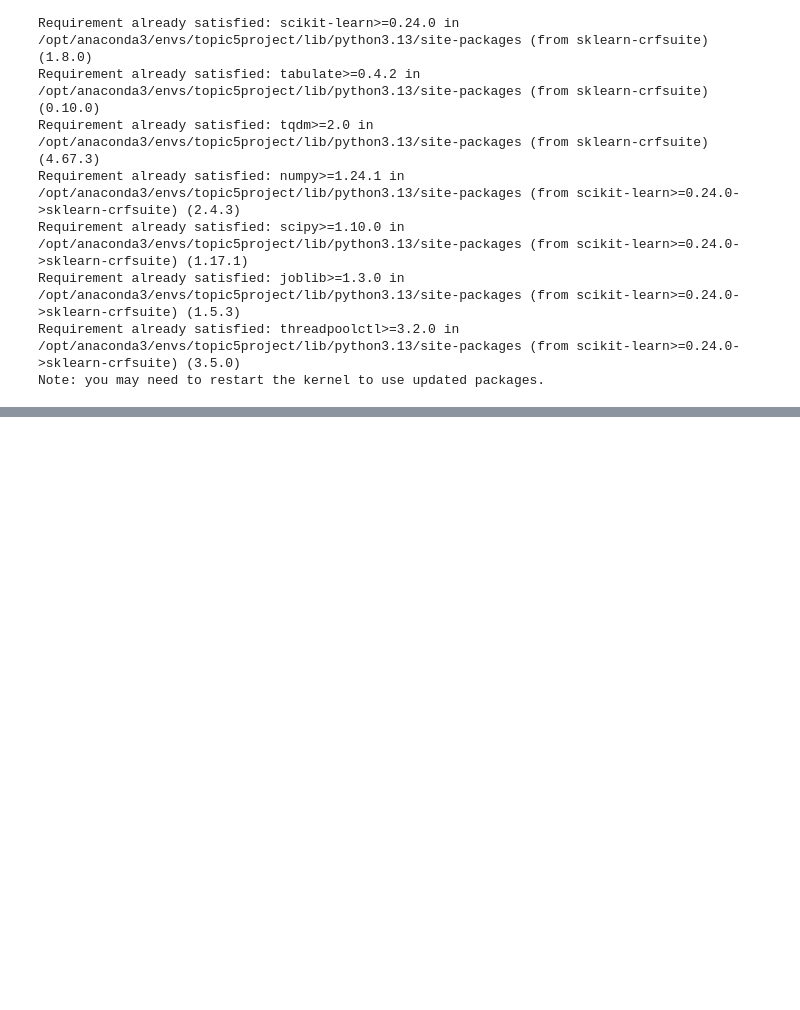
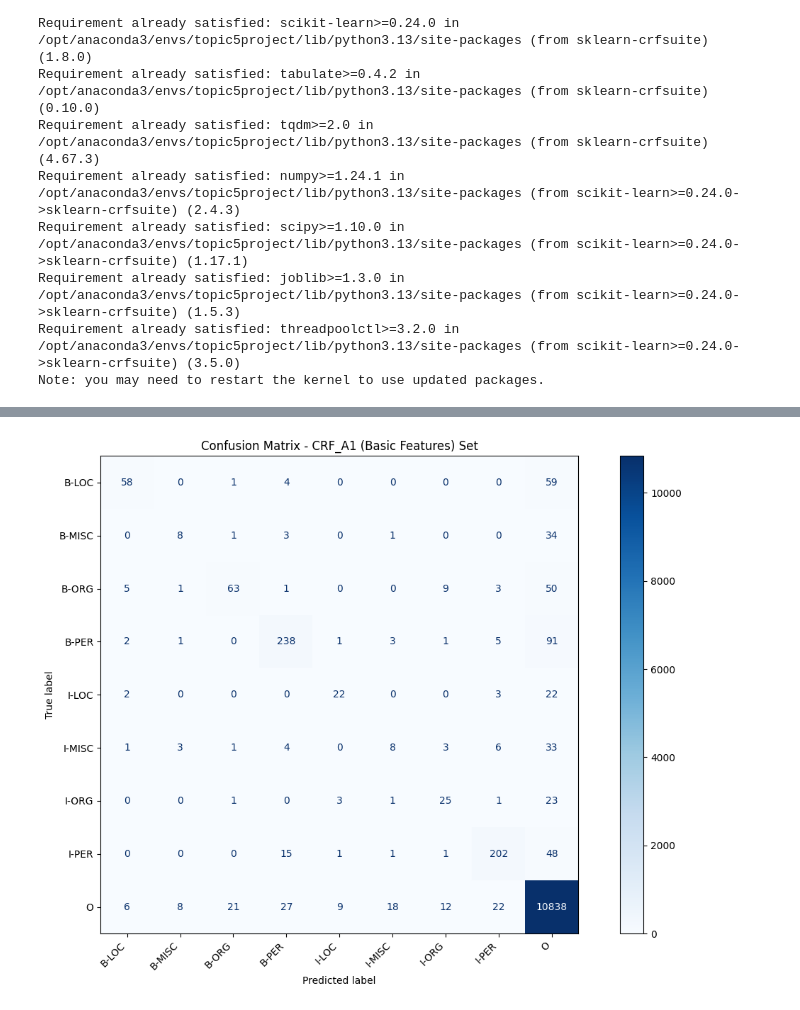
Before and after one commit to ThanhVinh-source/NER_Twitter_Project, a Jupyter notebook: NER:TC/NER Project/NER/NER Project.ipynb, the cells around one changed output, grey strips where cells are left out. Drawn from its saved outputs; the diff is of its cells as text; code cells hidden in the pictures; blank space fills up the shorter version.

Commit message:
Finised evaluation of method A (A1 vs A2). Method A2 is better than A1 in terms of F1 score.

```diff
--- a/NER:TC/NER Project/NER/NER Project.ipynb
+++ b/NER:TC/NER Project/NER/NER Project.ipynb
@@ -698,3 +698,88 @@ Sequences 10:
 
 
  BOTH CRF MODELS TRAINED
+# %%
+print("EVALUATE & COMPARE RESULTS (A1 vs A2)\n" + "="*70)
+
+# Evaluate A1 model
+print ("\nEvaluating CRF_A1 (Basic Features) on VALIDATION set")
+print("-" * 70)
+
+metrics_A1 = evaluate_ner(val_true_tags, y_pred_A1, set_name="CRF_A1 (Basic Features)")
+
+# Evaluate A2 model
+print("\n" + "-"*70)
+print("EVALUATING CRF_A2 (Contextual Features) on VALIDATION SET")
+print("-"*70)
+
+metrics_A2 = evaluate_ner(val_true_tags, y_pred_A2, set_name="CRF_A2 (Contextual Features)")
+
+# Compare metrics
+print("\n" + "="*70)
+print("METRICS COMPARISON TABLE")
+print("="*70 + "\n")
+
+comparison_data = {
+    'Model': ['CRF_A1 (Basic)', 'CRF_A2 (Contextual)'],
+    'Precision': [f"{metrics_A1['precision']:.4f}", f"{metrics_A2['precision']:.4f}"],
+    'Recall': [f"{metrics_A1['recall']:.4f}", f"{metrics_A2['recall']:.4f}"],
+    'F1-Score': [f"{metrics_A1['f1']:.4f}", f"{metrics_A2['f1']:.4f}"],
+}
+
+comparison_df = pd.DataFrame(comparison_data)
+display(comparison_df)
+
+# PERFORMANCE DIFFERENCE ANALYSIS
+
+print("\n" + "-"*70)
+print("PERFORMANCE DIFFERENCE ANALYSIS\n")
+
+precision_diff = (metrics_A2['precision'] - metrics_A1['precision']) * 100
+recall_diff = (metrics_A2['recall'] - metrics_A1['recall']) * 100
+f1_diff = (metrics_A2['f1'] - metrics_A1['f1']) * 100
+
+print(f"Precision difference (A2 - A1): {precision_diff:+.2f}%")
+print(f"Recall difference (A2 - A1):    {recall_diff:+.2f}%")
+print(f"F1-Score difference (A2 - A1):  {f1_diff:+.2f}%")
+
+# DECISION: Which model is better?
+print("\n" + "-"*70)
+print("DECISION: A1 vs A2")
+print("-"*70 + "\n")
+
+f1_threshold = 0.01  # 1% improvement threshold
+
+if abs(f1_diff / 100) > f1_threshold:
+    if f1_diff > 0:
+        winner = "A2 (Contextual Features)"
+        reason = f"F1-Score improved by {f1_diff:.2f}% - contextual features provide significant value"
+    else:
+        winner = "A1 (Basic Features)"
+        reason = f"A1 outperforms A2 by {abs(f1_diff):.2f}% - keep simpler model"
+else:
+    winner = "A1 (Basic Features) - RECOMMENDED"
+    reason = f"No significant improvement ({f1_diff:.2f}%) - simpler model is preferable"
+
+print(f"CHOOSE: {winner}")
+print(f"Reason: {reason}")
+
+if f1_diff > 0:
+    print(f"\nContextual information helps recognize entities better:")
+    print(f"   - Previous/next word context: {f1_diff:.2f}% F1 improvement")
+    print(f"   - Training time increase: {(train_time_A2 - train_time_A1):.2f}s")
+else:
+    print(f"\n💡 Simple features are sufficient:")
+    print(f"   - No significant improvement from context")
+    print(f"   - Faster training: {abs(train_time_A2 - train_time_A1):.2f}s saved")
+
+# Plot confusion matrices
+print("\n" + "="*70)
+print("CONFUSION MATRICES")
+print("="*70)
+
+print("\nConfusion Matrix for CRF_A1 (Basic Features):")
+plot_confusion_matrix(val_true_tags, y_pred_A1, set_name="CRF_A1 (Basic Features)")
+
+print("\nConfusion Matrix for CRF_A2 (Contextual Features):")
+plot_confusion_matrix(val_true_tags, y_pred_A2, set_name="CRF_A2 (Contextual Features)")
+# %% [output]
@@ -700,0 +823 @@ Sequences 10:
+[figure, added]
```
Also changed, not shown: parts of 2 cells of this notebook.
